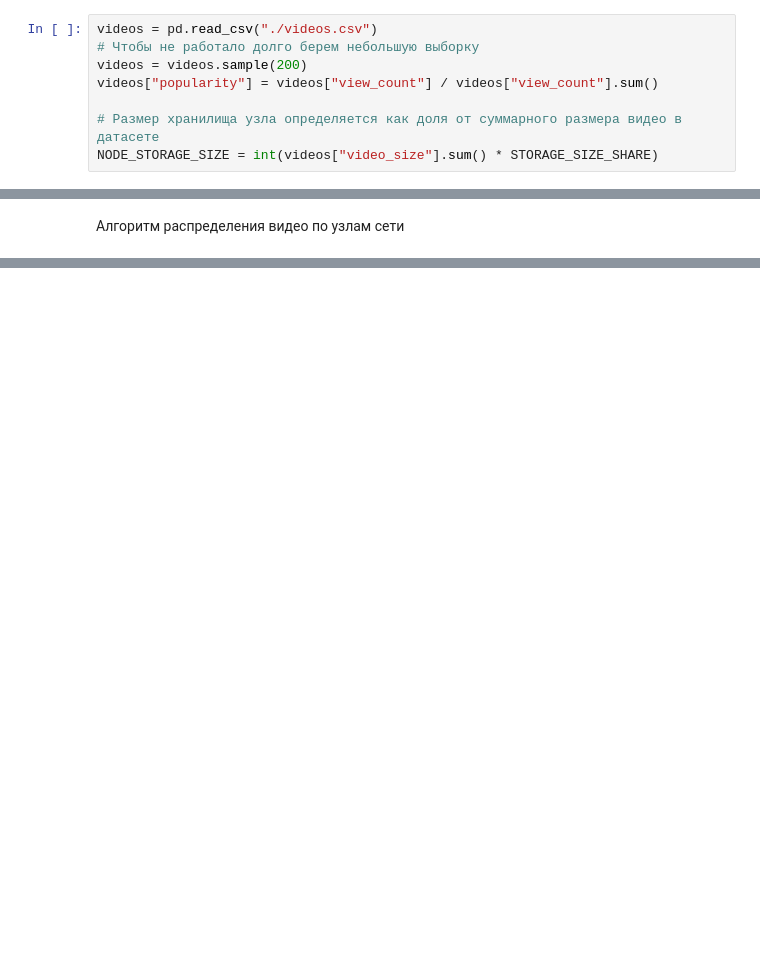
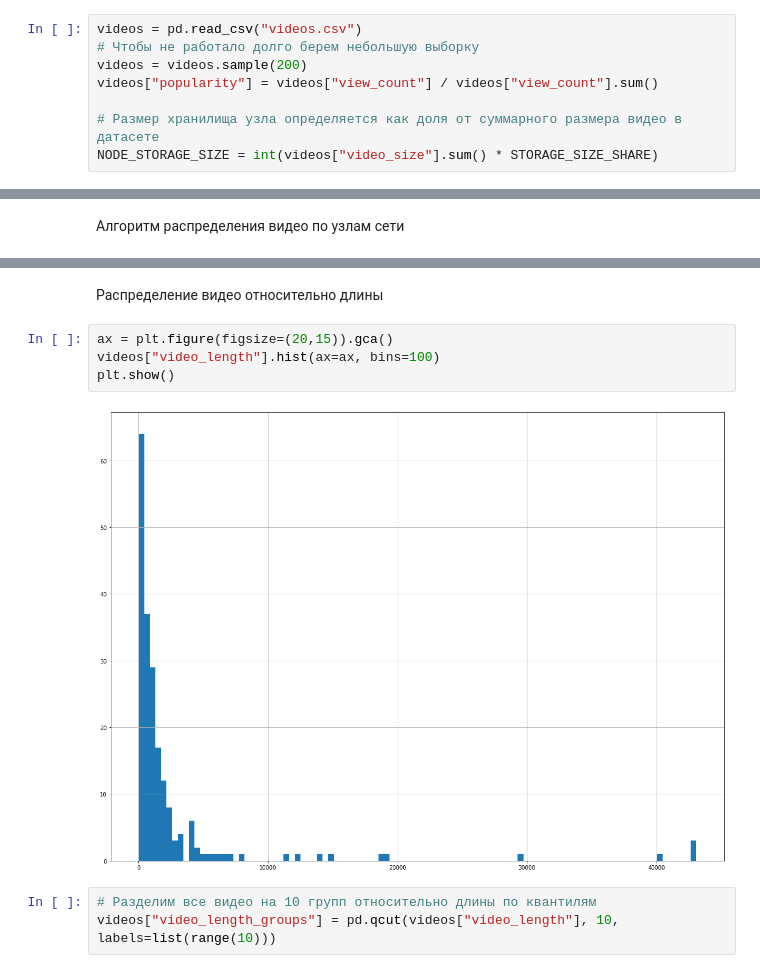
Before and after one commit to error1707/course_work, a Jupyter notebook: algos.ipynb, the cells around one changed output, grey strips where cells are left out. Cells and saved outputs as stored; diff of their text form; blank space fills up the shorter version.

```diff
--- a/algos.ipynb
+++ b/algos.ipynb
@@ -117,7 +118,7 @@ node_city_latency
 # %% [markdown]
 Загружаем датасет с видео, определяем популярность видео в виде доли просмотров от общего числа, определяем ограничение по размеру хранилища узла
 # %%
-videos = pd.read_csv("./videos.csv")
+videos = pd.read_csv("videos.csv")
 # Чтобы не работало долго берем небольшую выборку
 videos = videos.sample(200)
 videos["popularity"] = videos["view_count"] / videos["view_count"].sum()
@@ -233,0 +263,11 @@ node_latency
+# %% [markdown]
+Распределение видео относительно длины
+# %%
+ax = plt.figure(figsize=(20,15)).gca()
+videos["video_length"].hist(ax=ax, bins=100)
+plt.show()
+# %% [output]
+[figure, added]
+# %%
+# Разделим все видео на 10 групп относительно длины по квантилям
+videos["video_length_groups"] = pd.qcut(videos["video_length"], 10, labels=list(range(10)))
```
Also changed, not shown: parts of 6 cells of this notebook.
